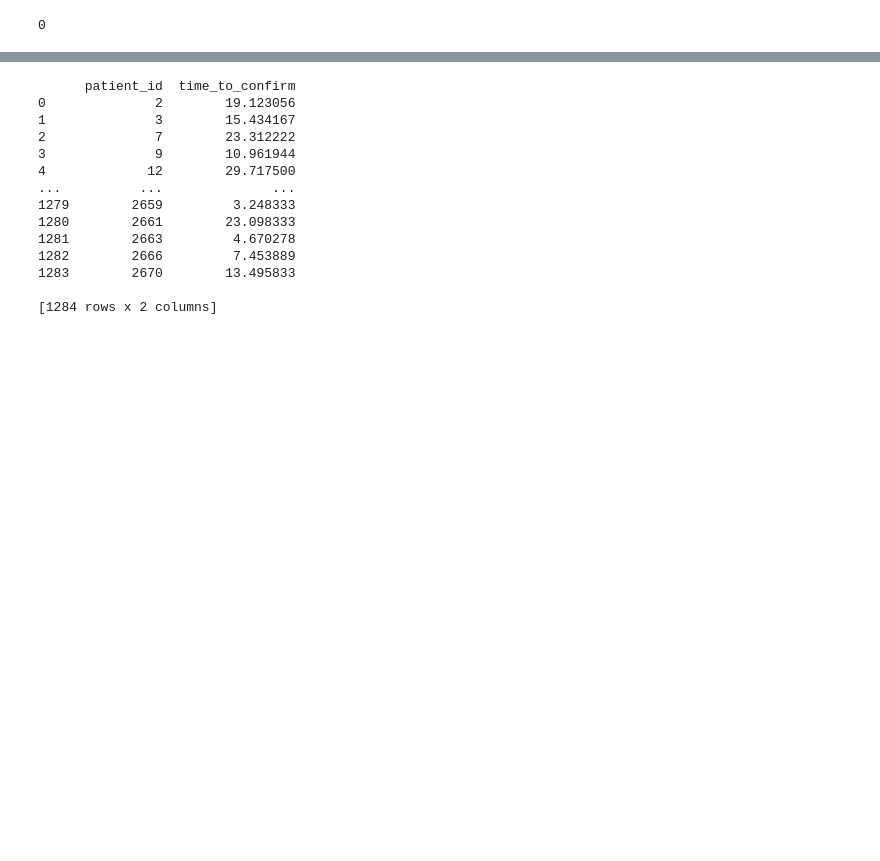
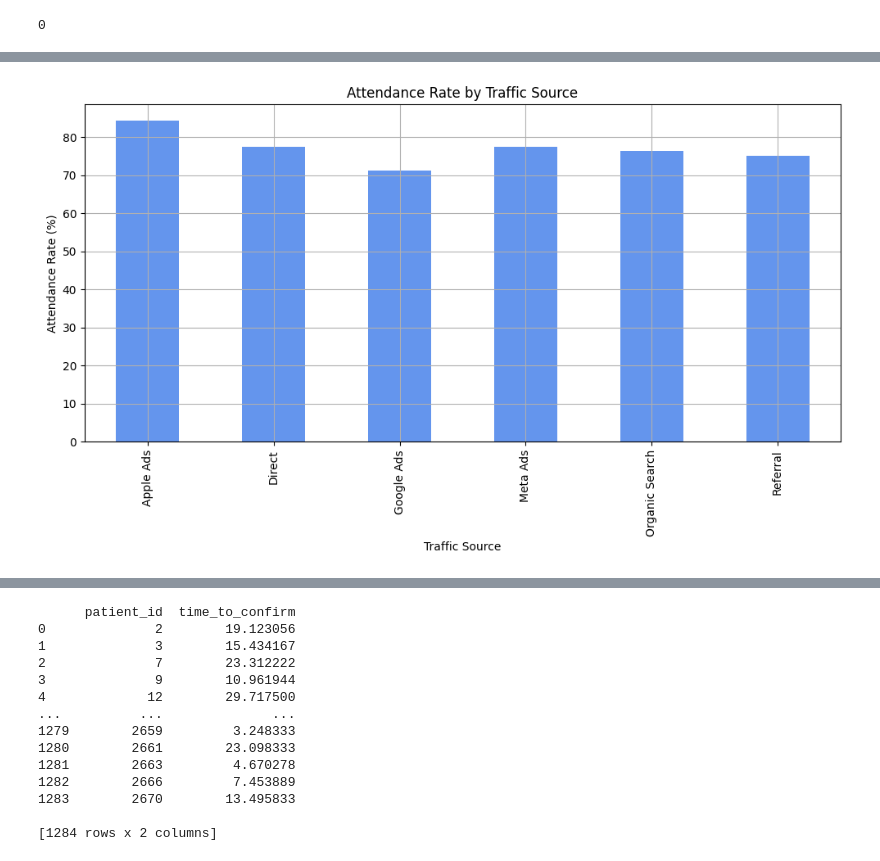
Before and after one commit to Ismat-Samadov/kyla_ProductAnalyst, a Jupyter notebook: EDA.ipynb, the cells around one changed output, grey strips where cells are left out. Cells and saved outputs as stored; diff of their text form; code cells hidden in the pictures; blank space fills up the shorter version.

```diff
--- a/EDA.ipynb
+++ b/EDA.ipynb
@@ -155,0 +202,18 @@ unique_patients_no_confirm_attended
+# %%
+import matplotlib.pyplot as plt
+
+# Ensure that the merged data includes traffic_source and appointment_status
+# Group by traffic_source and calculate the attendance rate
+traffic_source_attendance = merged_data.groupby('traffic_source')['appointment_status'].value_counts(normalize=True).unstack().fillna(0)['Attended'] * 100
+
+# Visualize attendance rate by traffic source
+plt.figure(figsize=(10, 6))
+traffic_source_attendance.plot(kind='bar', color='cornflowerblue')
+plt.title('Attendance Rate by Traffic Source')
+plt.xlabel('Traffic Source')
+plt.ylabel('Attendance Rate (%)')
+plt.grid(True)
+plt.tight_layout()
+plt.show()
+# %% [output]
+[figure, added]
```
Also changed, not shown: parts of 15 cells of this notebook.
